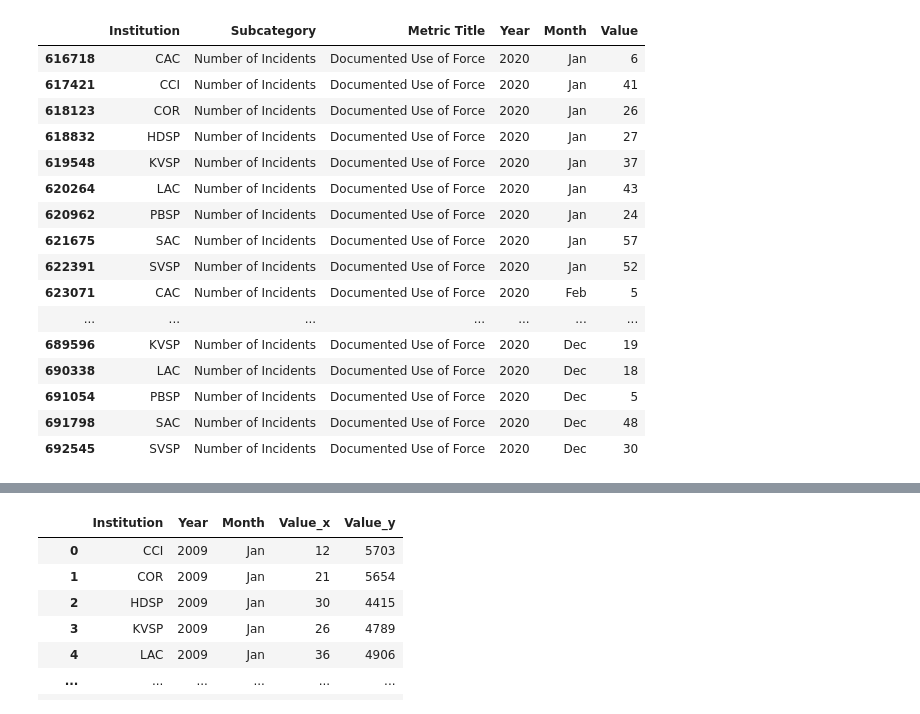
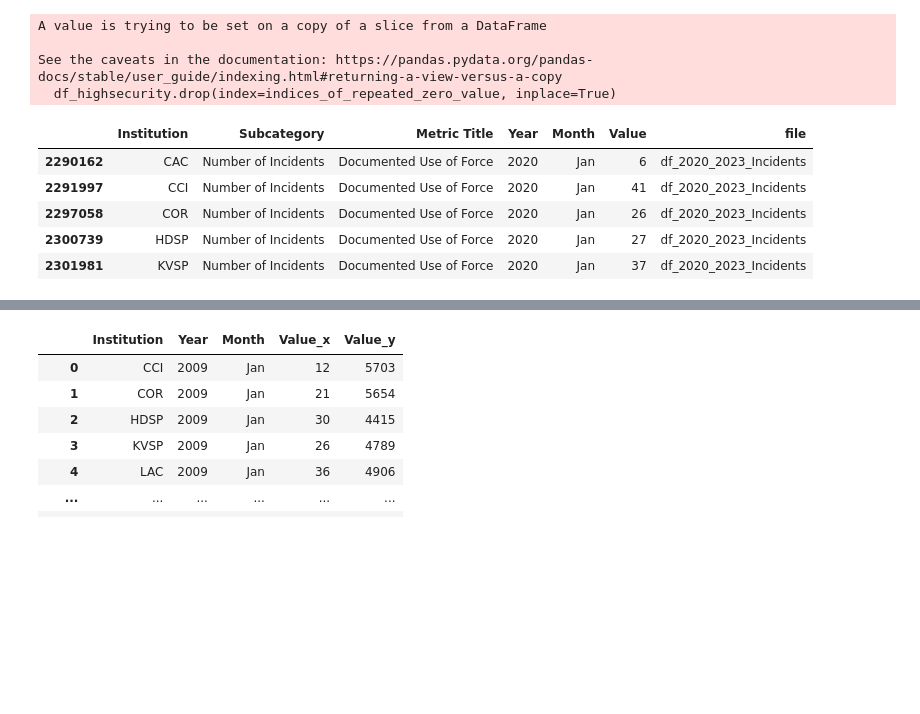
Before and after one commit to jrue/CDCR-Use-Of-Force-2009-2023, a Jupyter notebook: analysis.ipynb, the cells around one changed output, grey strips where cells are left out. Drawn from its saved outputs; the diff is of its cells as text; code cells hidden in the pictures; blank space fills up the shorter version.

```diff
--- a/analysis.ipynb
+++ b/analysis.ipynb
@@ -12,8 +12,11 @@ pd.set_option('display.max_rows', 500)
 pd.set_option('display.max_columns', 500)
 pd.set_option('display.width', 1000)
 # %%
-months_dtype = CategoricalDtype(categories=['Jan','Feb','Mar','Apr','May','Jun','Jul','Aug','Sep','Oct','Nov','Dec'], ordered=True)
+months_dtype = CategoricalDtype(categories=['Jan','Feb','Mar','Apr','May','Jun','Jul','Aug',
+                                            'Sep','Oct','Nov','Dec'], ordered=True)
 # %%
-df = pd.read_csv("finished-csvs/all-data-combined-long-format.csv", encoding="utf-8", dtype={'Month':months_dtype})
-df
+# Read CSV with all data
+df = pd.read_csv("finished-csvs/all-data-combined-long-format.csv",
+                 encoding="utf-8", dtype={'Month':months_dtype})
+df.head()
 # %% [output]
@@ -33,7 +29,6 @@ df
 # %%
-# Filter only high security prisons
-
-high_security = ["CAC", "CCI", "COR", "LAC", "SAC", "HDSP", "KVSP", "PBSP", "SVSP"] #omit SATF
-df_highsecurity = df.drop(df[~df['Institution'].isin(high_security)].index, axis=0).reset_index(drop=True)
+# Filter to only high security prisons (https://www.cdcr.ca.gov/adult-operations/high-security/)
+high_security = ["CAC", "CCI", "COR", "LAC", "SAC", "HDSP", "KVSP", "PBSP", "SVSP"] # omit SATF
+df_highsecurity = df.loc[df['Institution'].isin(high_security)]
 df_highsecurity.head()
 # %% [output]
@@ -64,4 +44,0 @@ df_highsecurity[df_highsecurity.duplicated()]
-# %%
-# Remove duplicates
-
-df_highsecurity.drop_duplicates(inplace=True, ignore_index=True)
@@ -90,27 +81,23 @@ df_highsecurity[(df_highsecurity['Year'] == 2020) & (df_highsecurity['Metric Tit
 # %%
-# Remove 2020 Documented Use of Force with zero values
-
-indices_of_repeated_zero_value = df_highsecurity[(df_highsecurity['Value'] == '0') & (df_highsecurity['Year'] == 2020) & (df_highsecurity['Metric Title'] == 'Documented Use of Force')].index
+# Remove 2020 Documented Use of Force with zero values from df_2020_2023_POP_no_cat file
+indices_of_repeated_zero_value = df_highsecurity[(df_highsecurity['Value'] == '0') &
+                                                 (df_highsecurity['Year'] == 2020) &
+                                                 (df_highsecurity['Metric Title'] == 'Documented Use of Force') &
+                                                (df_highsecurity['file'] == 'df_2020_2023_POP_no_cat')].index
 df_highsecurity.drop(index=indices_of_repeated_zero_value, inplace=True)
 
-df_highsecurity[(df_highsecurity['Year'] == 2020) & (df_highsecurity['Metric Title'] == 'Documented Use of Force')]
+df_highsecurity[(df_highsecurity['Year'] == 2020) &
+                (df_highsecurity['Metric Title'] == 'Documented Use of Force')].head()
 # %% [output]
+A value is trying to be set on a copy of a slice from a DataFrame
+
+See the caveats in the documentation: https://pandas.pydata.org/pandas-docs/stable/user_guide/indexing.html#returning-a-view-versus-a-copy
+  df_highsecurity.drop(index=indices_of_repeated_zero_value, inplace=True)
-|  | Institution | Subcategory | Metric Title | Year | Month | Value |
-| 616718 | CAC | Number of Incidents | Documented Use of Force | 2020 | Jan | 6 |
-| 617421 | CCI | Number of Incidents | Documented Use of Force | 2020 | Jan | 41 |
-| 618123 | COR | Number of Incidents | Documented Use of Force | 2020 | Jan | 26 |
-| 618832 | HDSP | Number of Incidents | Documented Use of Force | 2020 | Jan | 27 |
-| 619548 | KVSP | Number of Incidents | Documented Use of Force | 2020 | Jan | 37 |
-| 620264 | LAC | Number of Incidents | Documented Use of Force | 2020 | Jan | 43 |
-| 620962 | PBSP | Number of Incidents | Documented Use of Force | 2020 | Jan | 24 |
-| 621675 | SAC | Number of Incidents | Documented Use of Force | 2020 | Jan | 57 |
-| 622391 | SVSP | Number of Incidents | Documented Use of Force | 2020 | Jan | 52 |
-| 623071 | CAC | Number of Incidents | Documented Use of Force | 2020 | Feb | 5 |
-| ... | ... | ... | ... | ... | ... | ... |
-| 689596 | KVSP | Number of Incidents | Documented Use of Force | 2020 | Dec | 19 |
-| 690338 | LAC | Number of Incidents | Documented Use of Force | 2020 | Dec | 18 |
-| 691054 | PBSP | Number of Incidents | Documented Use of Force | 2020 | Dec | 5 |
-| 691798 | SAC | Number of Incidents | Documented Use of Force | 2020 | Dec | 48 |
-| 692545 | SVSP | Number of Incidents | Documented Use of Force | 2020 | Dec | 30 |
+|  | Institution | Subcategory | Metric Title | Year | Month | Value | file |
+| 2290162 | CAC | Number of Incidents | Documented Use of Force | 2020 | Jan | 6 | df_2020_2023_Incidents |
+| 2291997 | CCI | Number of Incidents | Documented Use of Force | 2020 | Jan | 41 | df_2020_2023_Incidents |
+| 2297058 | COR | Number of Incidents | Documented Use of Force | 2020 | Jan | 26 | df_2020_2023_Incidents |
+| 2300739 | HDSP | Number of Incidents | Documented Use of Force | 2020 | Jan | 27 | df_2020_2023_Incidents |
+| 2301981 | KVSP | Number of Incidents | Documented Use of Force | 2020 | Jan | 37 | df_2020_2023_Incidents |
 # %%
 # Extract UOF Metrics
```
Also changed, not shown: parts of 18 cells of this notebook, 1 other file.
